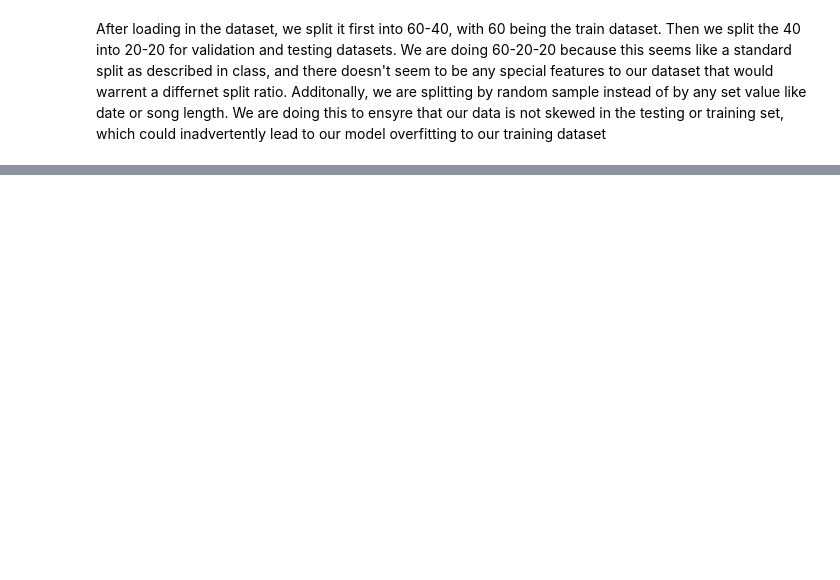
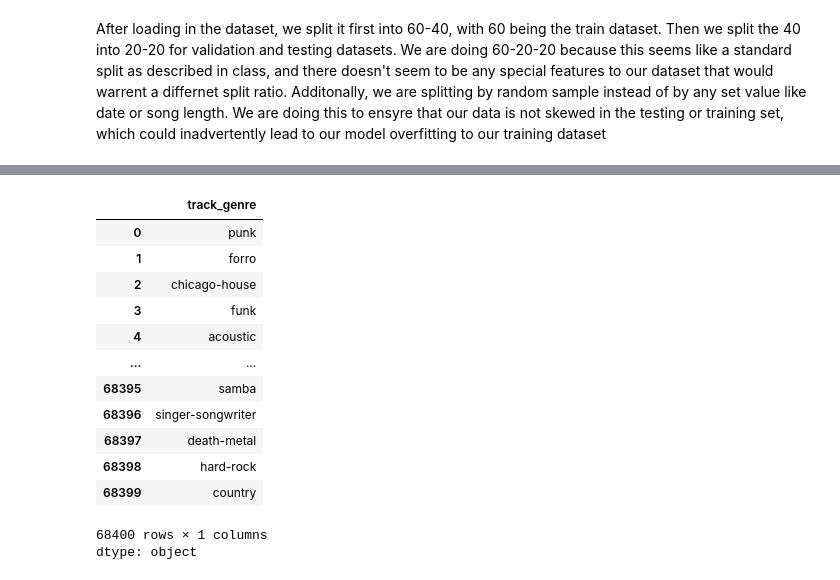
Before and after one commit to will-mccormack/CS-M148-Proj, a Jupyter notebook: DatasetSplitter.ipynb, the cells around one changed output, grey strips where cells are left out. Saved outputs shown, nothing was run; the diff lists cells and outputs as text; code cells hidden in the pictures; blank space fills up the shorter version.

```diff
--- a/DatasetSplitter.ipynb
+++ b/DatasetSplitter.ipynb
@@ -25,0 +72,18 @@ test_dataset.to_csv("test.csv", index=False)
+# %%
+get_genres = train_df["track_genre"]
+get_genres
+# %% [output]
+|  | track_genre |
+| 0 | punk |
+| 1 | forro |
+| 2 | chicago-house |
+| 3 | funk |
+| 4 | acoustic |
+| ... | ... |
+| 68395 | samba |
+| 68396 | singer-songwriter |
+| 68397 | death-metal |
+| 68398 | hard-rock |
+| 68399 | country |
+68400 rows × 1 columns
+dtype: object
```
Also changed, not shown: parts of 6 cells of this notebook.
